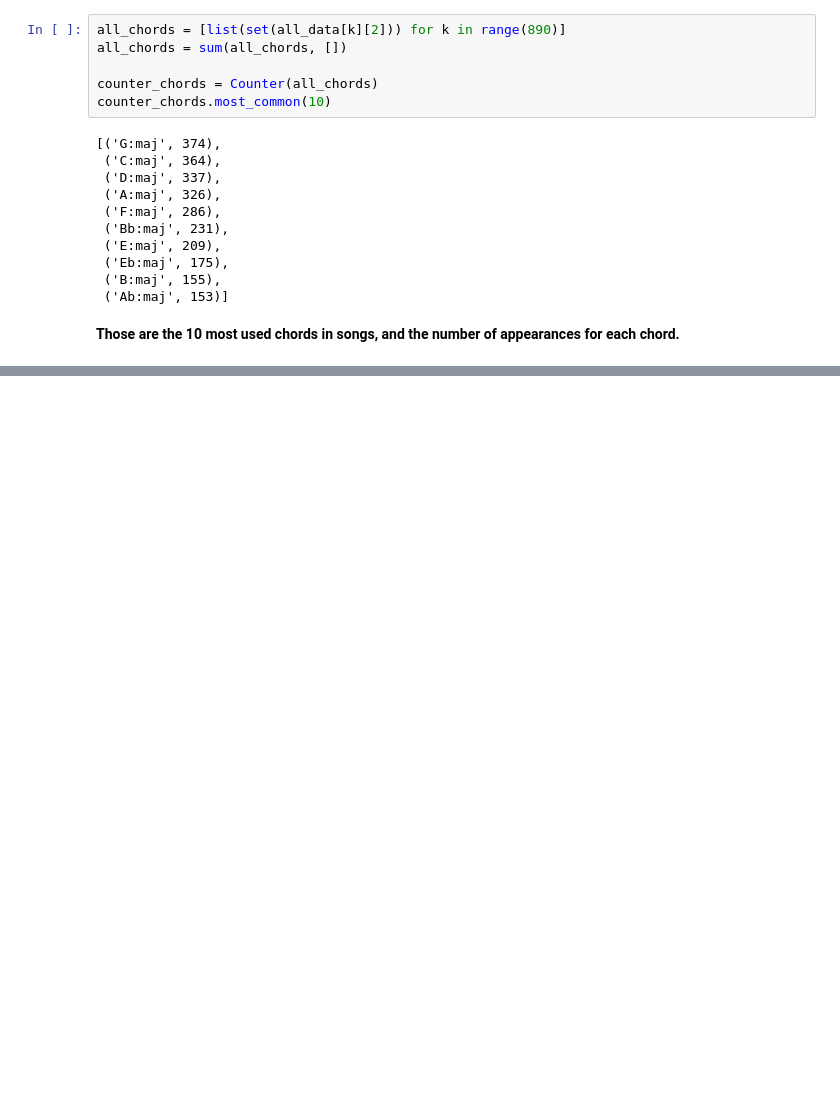
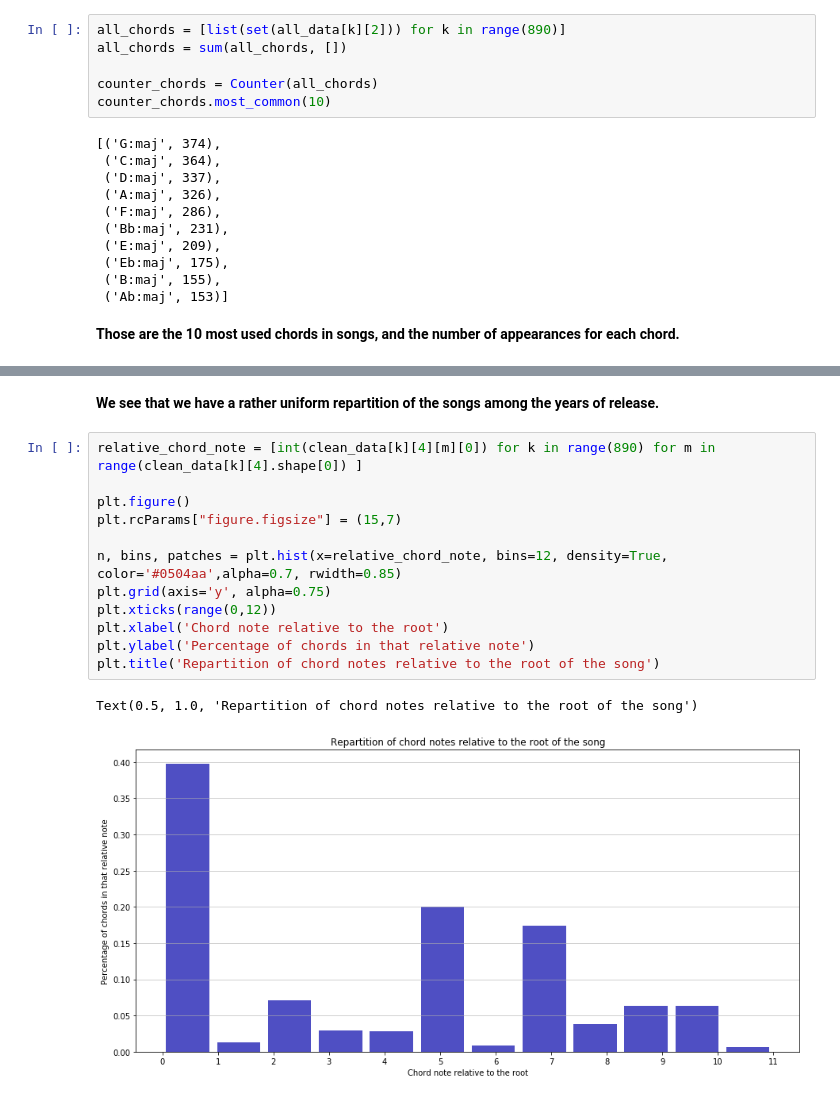
Before and after one commit to lucieperrotta/Digital-Musicology, a Jupyter notebook: preprocessing/dataset preprocessing.ipynb, the cells around one changed output, grey strips where cells are left out. Drawn from its saved outputs; the diff is of its cells as text; blank space fills up the shorter version.

```diff
--- a/preprocessing/dataset preprocessing.ipynb
+++ b/preprocessing/dataset preprocessing.ipynb
@@ -220,0 +237,17 @@ counter_chords.most_common(10)
+# %% [markdown]
+**We see that we have a rather uniform repartition of the songs among the years of release.**
+# %%
+relative_chord_note = [int(clean_data[k][4][m][0]) for k in range(890) for m in range(clean_data[k][4].shape[0]) ]
+
+plt.figure()
+plt.rcParams["figure.figsize"] = (15,7)
+
+n, bins, patches = plt.hist(x=relative_chord_note, bins=12, density=True, color='#0504aa',alpha=0.7, rwidth=0.85)
+plt.grid(axis='y', alpha=0.75)
+plt.xticks(range(0,12))
+plt.xlabel('Chord note relative to the root')
+plt.ylabel('Percentage of chords in that relative note')
+plt.title('Repartition of chord notes relative to the root of the song')
+# %% [output]
+Text(0.5, 1.0, 'Repartition of chord notes relative to the root of the song')
+[figure, added]
```
Also changed, not shown: parts of 5 cells of this notebook.
